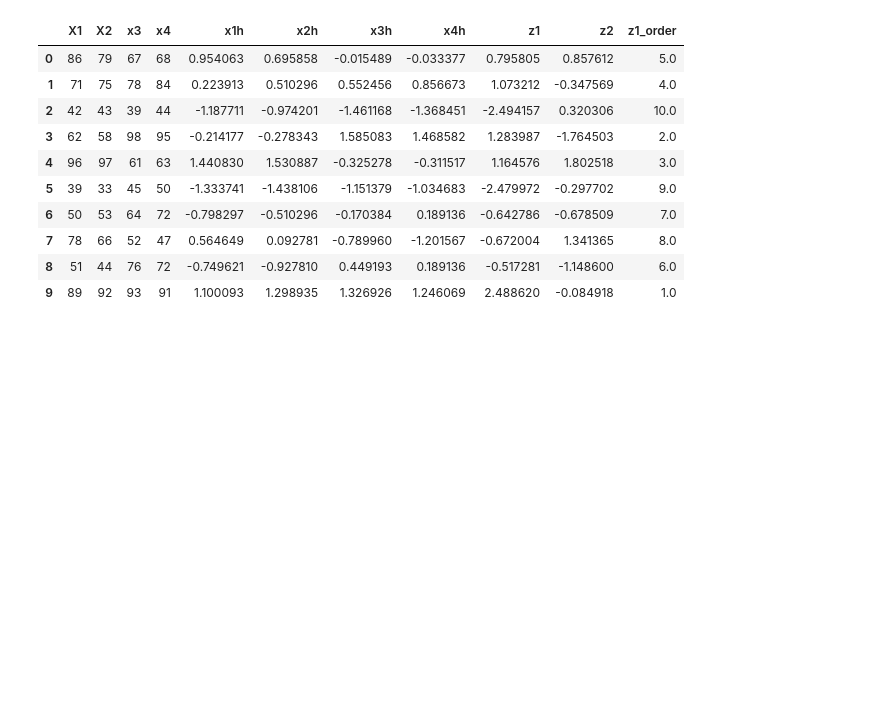
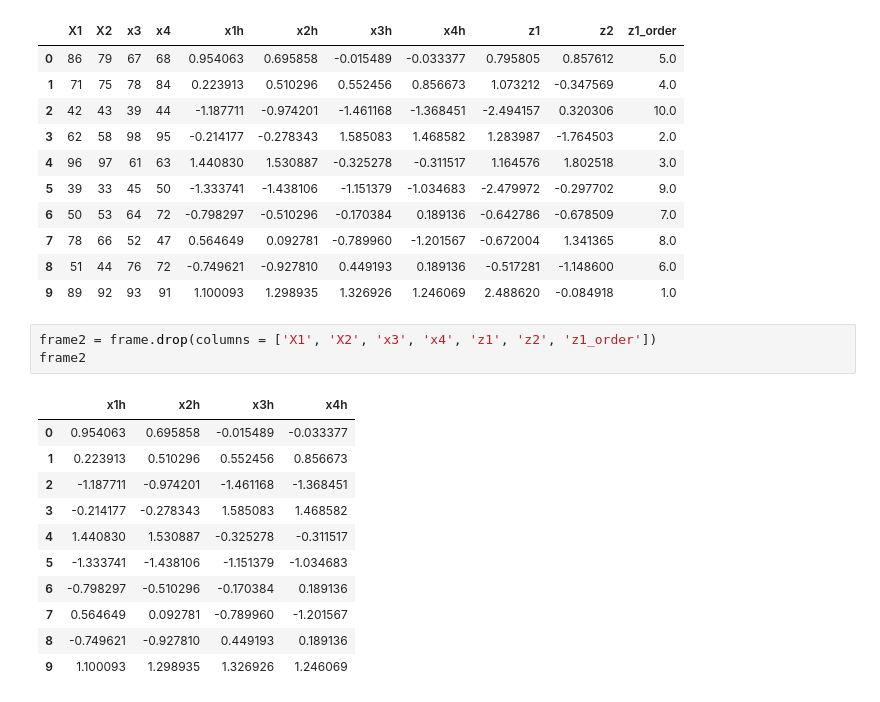
Before and after one commit to englishta/algorithm, a Jupyter notebook: prac2.ipynb, the cells around one changed output. Saved outputs shown, nothing was run; the diff lists cells and outputs as text; blank space fills up the shorter version.

```diff
--- a/prac2.ipynb
+++ b/prac2.ipynb
@@ -49,3 +49,18 @@ frame
 | 7 | 78 | 66 | 52 | 47 | 0.564649 | 0.092781 | -0.789960 | -1.201567 | -0.672004 | 1.341365 | 8.0 |
 | 8 | 51 | 44 | 76 | 72 | -0.749621 | -0.927810 | 0.449193 | 0.189136 | -0.517281 | -1.148600 | 6.0 |
 | 9 | 89 | 92 | 93 | 91 | 1.100093 | 1.298935 | 1.326926 | 1.246069 | 2.488620 | -0.084918 | 1.0 |
+# %%
+frame2 = frame.drop(columns = ['X1', 'X2', 'x3', 'x4', 'z1', 'z2', 'z1_order'])
+frame2
+# %% [output]
+|  | x1h | x2h | x3h | x4h |
+| 0 | 0.954063 | 0.695858 | -0.015489 | -0.033377 |
+| 1 | 0.223913 | 0.510296 | 0.552456 | 0.856673 |
+| 2 | -1.187711 | -0.974201 | -1.461168 | -1.368451 |
+| 3 | -0.214177 | -0.278343 | 1.585083 | 1.468582 |
+| 4 | 1.440830 | 1.530887 | -0.325278 | -0.311517 |
+| 5 | -1.333741 | -1.438106 | -1.151379 | -1.034683 |
+| 6 | -0.798297 | -0.510296 | -0.170384 | 0.189136 |
+| 7 | 0.564649 | 0.092781 | -0.789960 | -1.201567 |
+| 8 | -0.749621 | -0.927810 | 0.449193 | 0.189136 |
+| 9 | 1.100093 | 1.298935 | 1.326926 | 1.246069 |
```
Also changed, not shown: parts of 1 cell of this notebook, 1 other file.
